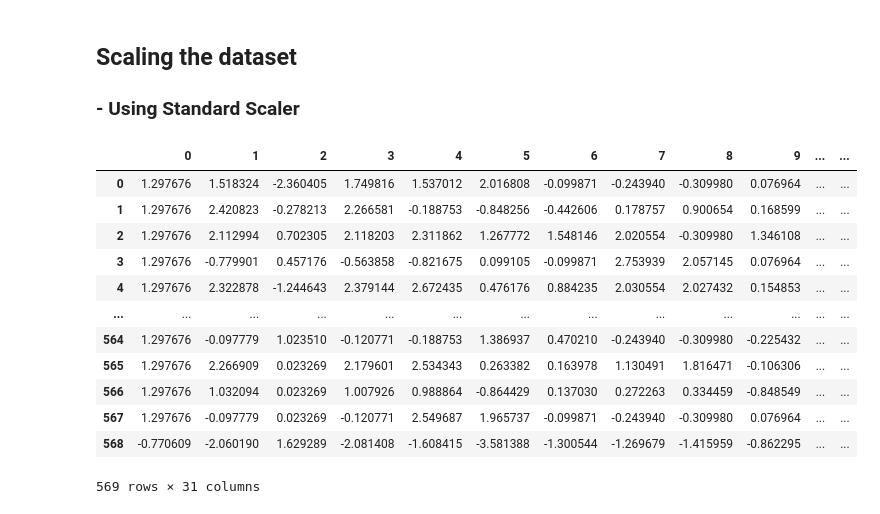
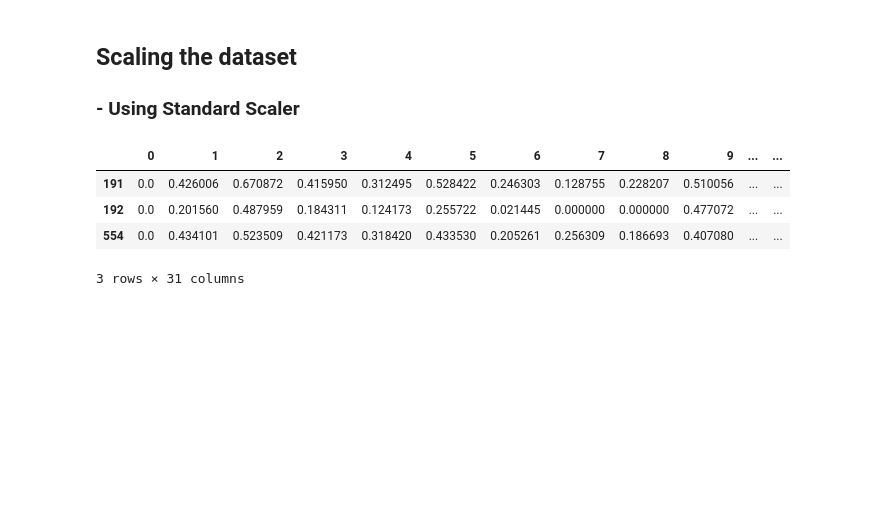
Before and after one commit to Caphace-Ethan/Breast-Cancer-Diagnosis, a Jupyter notebook: notebooks/EDA_notebook.ipynb, the cells around one changed output. Cells and saved outputs as stored; diff of their text form; code cells hidden in the pictures; blank space fills up the shorter version.

```diff
--- a/notebooks/EDA_notebook.ipynb
+++ b/notebooks/EDA_notebook.ipynb
@@ -379,21 +379,13 @@ print(" 3rd row Graphs - Using Worst Values")
 # %% [markdown]
 ## Scaling the dataset
 ### - Using Standard Scaler
-# %%
-scaler = MinMaxScaler()
-df = pd.DataFrame(scaler.fit_transform(df))
-df
-# %% [output]
-|  | 0 | 1 | 2 | 3 | 4 | 5 | 6 | 7 | 8 | 9 | ... | ... |
-| 0 | 1.297676 | 1.518324 | -2.360405 | 1.749816 | 1.537012 | 2.016808 | -0.099871 | -0.243940 | -0.309980 | 0.076964 | ... | ... |
-| 1 | 1.297676 | 2.420823 | -0.278213 | 2.266581 | -0.188753 | -0.848256 | -0.442606 | 0.178757 | 0.900654 | 0.168599 | ... | ... |
-| 2 | 1.297676 | 2.112994 | 0.702305 | 2.118203 | 2.311862 | 1.267772 | 1.548146 | 2.020554 | -0.309980 | 1.346108 | ... | ... |
-| 3 | 1.297676 | -0.779901 | 0.457176 | -0.563858 | -0.821675 | 0.099105 | -0.099871 | 2.753939 | 2.057145 | 0.076964 | ... | ... |
-| 4 | 1.297676 | 2.322878 | -1.244643 | 2.379144 | 2.672435 | 0.476176 | 0.884235 | 2.030554 | 2.027432 | 0.154853 | ... | ... |
-| ... | ... | ... | ... | ... | ... | ... | ... | ... | ... | ... | ... | ... |
-| 564 | 1.297676 | -0.097779 | 1.023510 | -0.120771 | -0.188753 | 1.386937 | 0.470210 | -0.243940 | -0.309980 | -0.225432 | ... | ... |
-| 565 | 1.297676 | 2.266909 | 0.023269 | 2.179601 | 2.534343 | 0.263382 | 0.163978 | 1.130491 | 1.816471 | -0.106306 | ... | ... |
-| 566 | 1.297676 | 1.032094 | 0.023269 | 1.007926 | 0.988864 | -0.864429 | 0.137030 | 0.272263 | 0.334459 | -0.848549 | ... | ... |
-| 567 | 1.297676 | -0.097779 | 0.023269 | -0.120771 | 2.549687 | 1.965737 | -0.099871 | -0.243940 | -0.309980 | 0.076964 | ... | ... |
-| 568 | -0.770609 | -2.060190 | 1.629289 | -2.081408 | -1.608415 | -3.581388 | -1.300544 | -1.269679 | -1.415959 | -0.862295 | ... | ... |
-569 rows × 31 columns
+# %%
+df = data_processor.data_scaler(df)
+# %%
+df.sample(3)
+# %% [output]
+|  | 0 | 1 | 2 | 3 | 4 | 5 | 6 | 7 | 8 | 9 | ... | ... |
+| 191 | 0.0 | 0.426006 | 0.670872 | 0.415950 | 0.312495 | 0.528422 | 0.246303 | 0.128755 | 0.228207 | 0.510056 | ... | ... |
+| 192 | 0.0 | 0.201560 | 0.487959 | 0.184311 | 0.124173 | 0.255722 | 0.021445 | 0.000000 | 0.000000 | 0.477072 | ... | ... |
+| 554 | 0.0 | 0.434101 | 0.523509 | 0.421173 | 0.318420 | 0.433530 | 0.205261 | 0.256309 | 0.186693 | 0.407080 | ... | ... |
+3 rows × 31 columns
```
Also changed, not shown: parts of 1 cell of this notebook.
